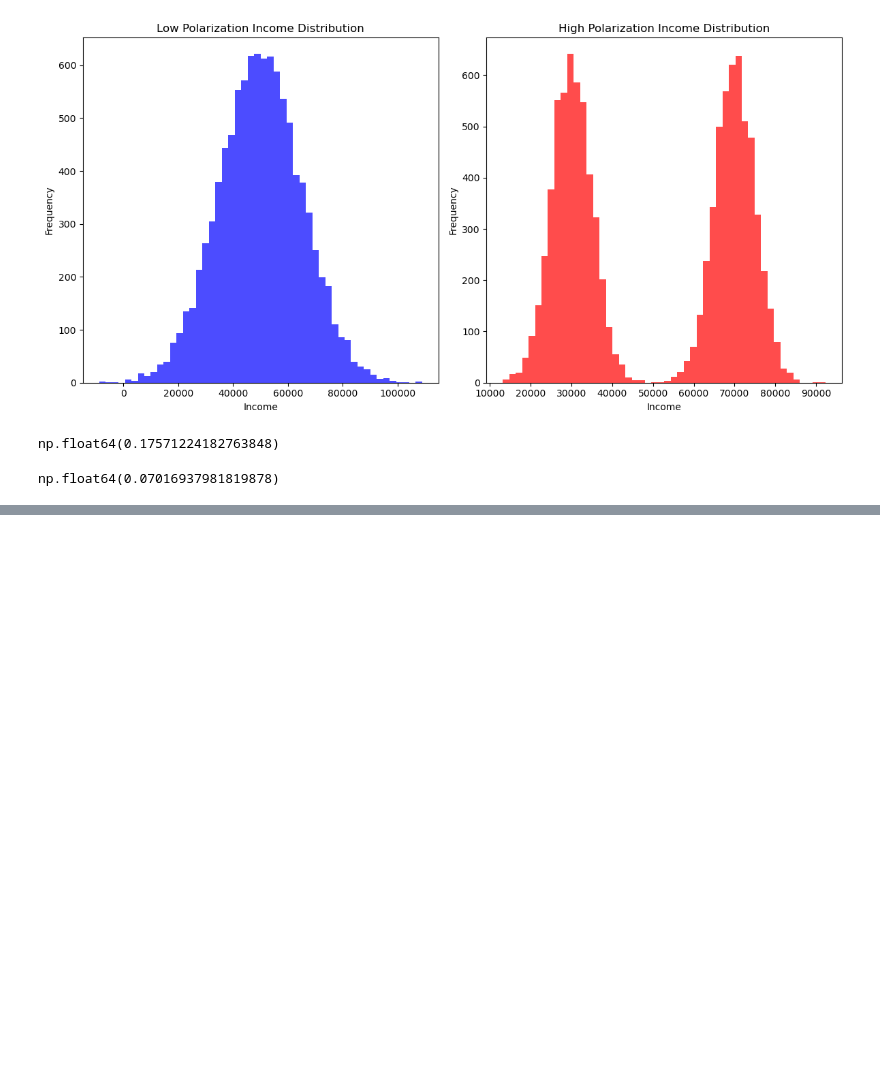
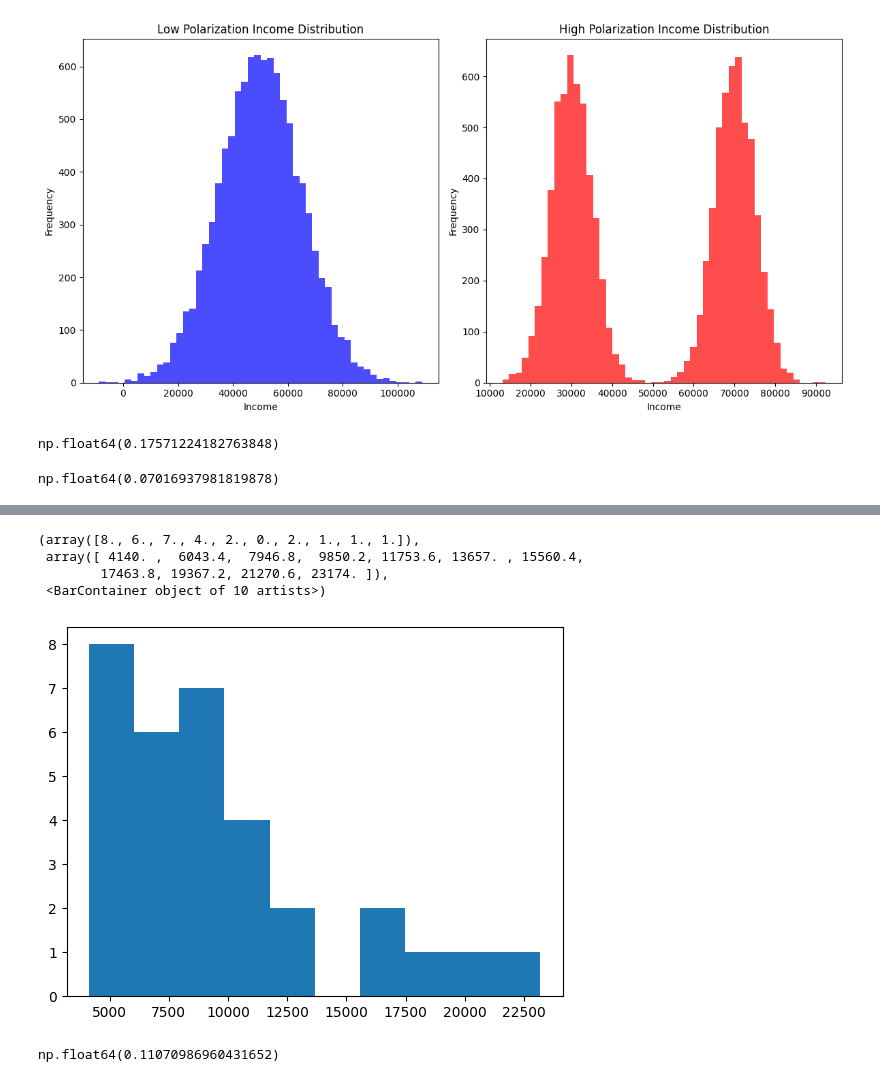
Before and after one commit to pysal/inequality, a Jupyter notebook: docs/user-guide/measure/wolfson.ipynb, the cells around one changed output, grey strips where cells are left out. Cells and saved outputs as stored; diff of their text form; code cells hidden in the pictures; blank space fills up the shorter version.

```diff
--- a/docs/user-guide/measure/wolfson.ipynb
+++ b/docs/user-guide/measure/wolfson.ipynb
@@ -55,0 +75,12 @@ np.float64(0.07016937981819878)
+# %%
+plt.hist(gdf.PCGDP1960)
+# %% [output]
+(array([8., 6., 7., 4., 2., 0., 2., 1., 1., 1.]),
+ array([ 4140. ,  6043.4,  7946.8,  9850.2, 11753.6, 13657. , 15560.4,
+        17463.8, 19367.2, 21270.6, 23174. ]),
+ <BarContainer object of 10 artists>)
+[figure, added]
+# %%
+wolfson(gdf.PCGDP1960)
+# %% [output]
+np.float64(0.11070986960431652)
```
Also changed, not shown: parts of 11 cells of this notebook.
